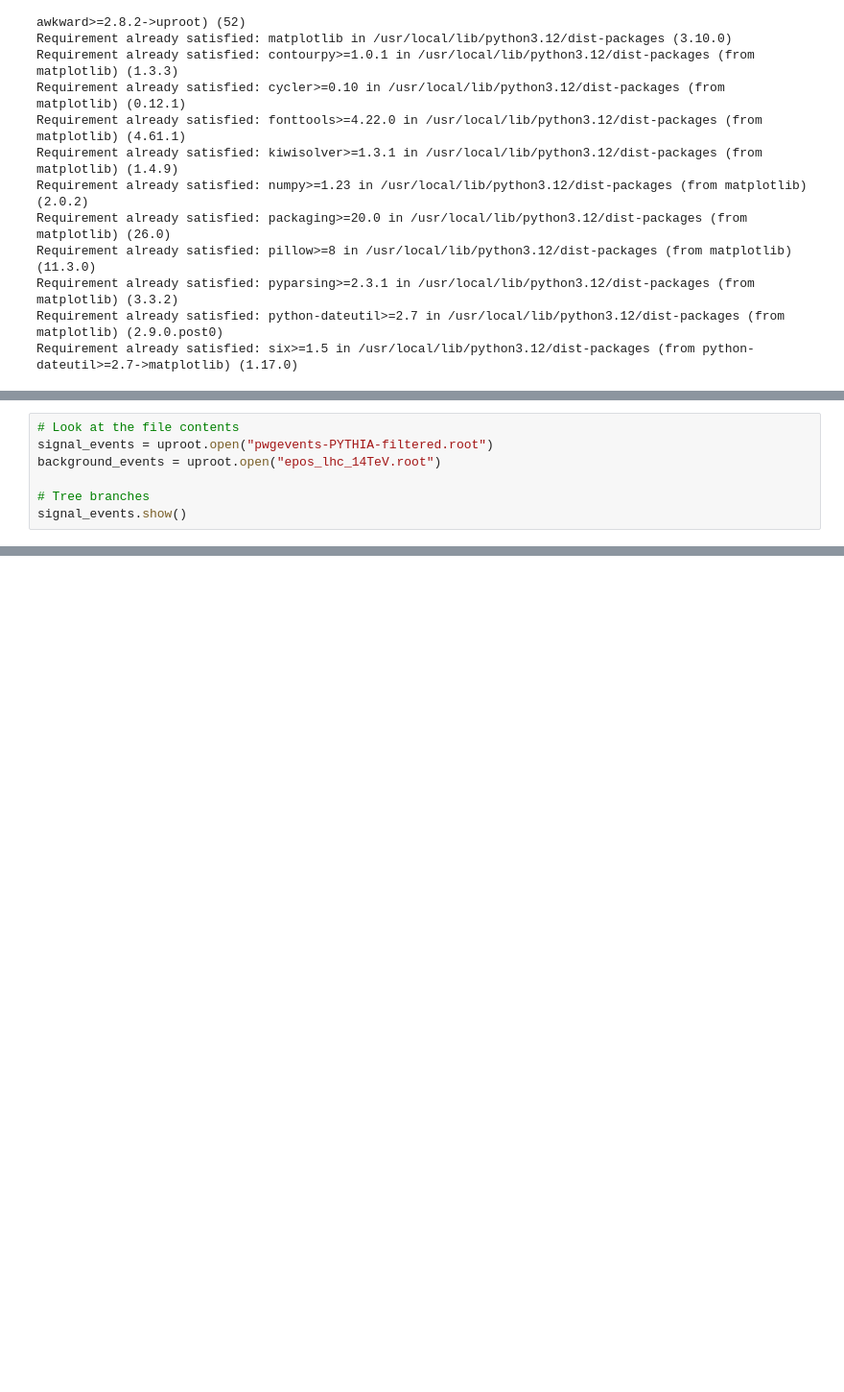
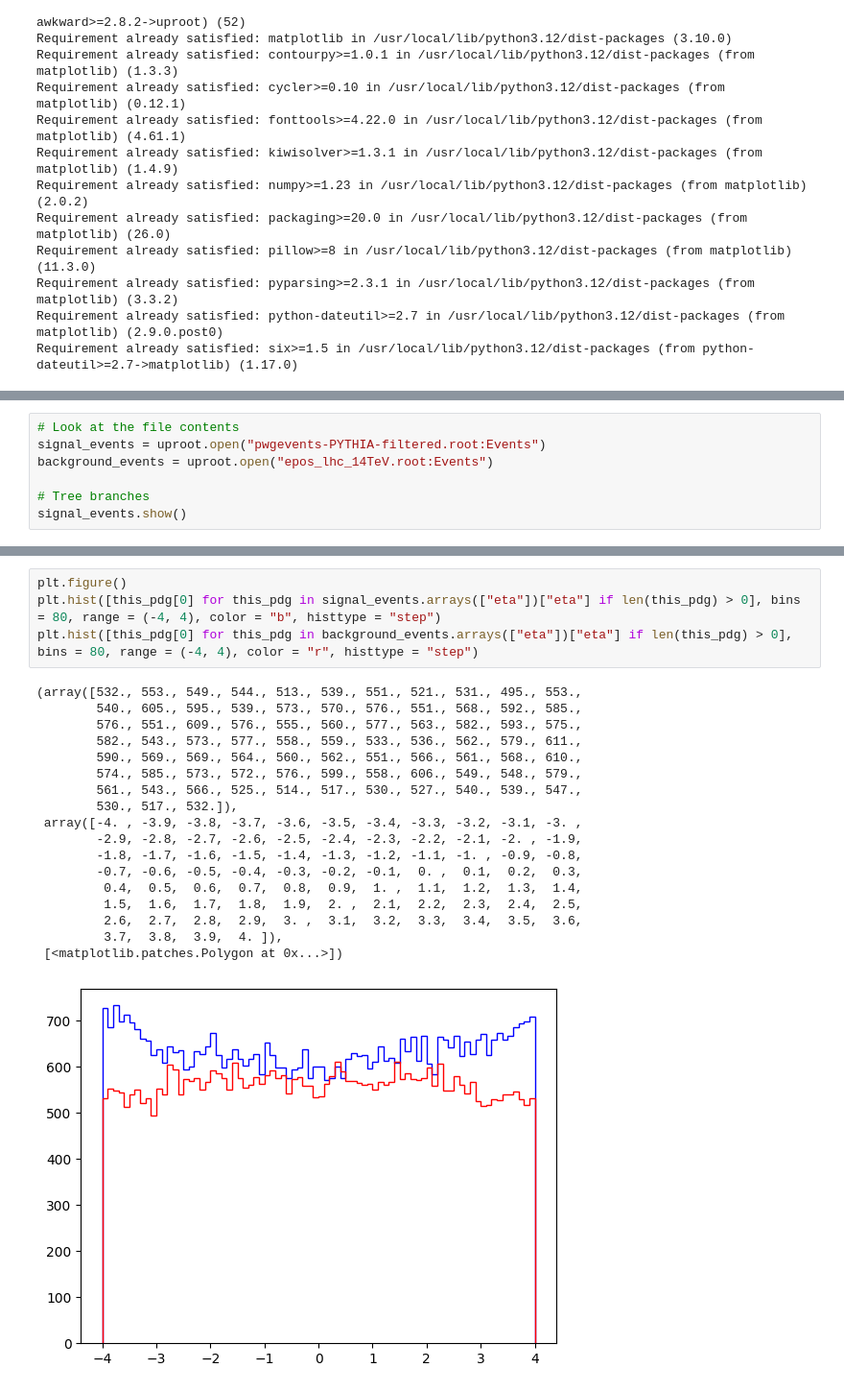
Before and after one commit to cvilelahep/SNDLHC_ATLAS_PIC1_2026, a Jupyter notebook: SNDLHC_ATLAS_PIC1_2026.ipynb, the cells around one changed output, grey strips where cells are left out. Shown at 96% size. Saved outputs shown, nothing was run; the diff lists cells and outputs as text; blank space fills up the shorter version.

```diff
--- a/SNDLHC_ATLAS_PIC1_2026.ipynb
+++ b/SNDLHC_ATLAS_PIC1_2026.ipynb
@@ -43,7 +52,7 @@ red.root             53%[=========>          ] 110.57M   504KB/s    eta 3m 33s
 # %%
 # Look at the file contents
-signal_events = uproot.open("pwgevents-PYTHIA-filtered.root")
-background_events = uproot.open("epos_lhc_14TeV.root")
+signal_events = uproot.open("pwgevents-PYTHIA-filtered.root:Events")
+background_events = uproot.open("epos_lhc_14TeV.root:Events")
 
 # Tree branches
 signal_events.show()
@@ -49,0 +98,23 @@ signal_events.show()
+# %%
+plt.figure()
+plt.hist([this_pdg[0] for this_pdg in signal_events.arrays(["eta"])["eta"] if len(this_pdg) > 0], bins = 80, range = (-4, 4), color = "b", histtype = "step")
+plt.hist([this_pdg[0] for this_pdg in background_events.arrays(["eta"])["eta"] if len(this_pdg) > 0], bins = 80, range = (-4, 4), color = "r", histtype = "step")
+# %% [output]
+(array([532., 553., 549., 544., 513., 539., 551., 521., 531., 495., 553.,
+        540., 605., 595., 539., 573., 570., 576., 551., 568., 592., 585.,
+        576., 551., 609., 576., 555., 560., 577., 563., 582., 593., 575.,
+        582., 543., 573., 577., 558., 559., 533., 536., 562., 579., 611.,
+        590., 569., 569., 564., 560., 562., 551., 566., 561., 568., 610.,
+        574., 585., 573., 572., 576., 599., 558., 606., 549., 548., 579.,
+        561., 543., 566., 525., 514., 517., 530., 527., 540., 539., 547.,
+        530., 517., 532.]),
+ array([-4. , -3.9, -3.8, -3.7, -3.6, -3.5, -3.4, -3.3, -3.2, -3.1, -3. ,
+        -2.9, -2.8, -2.7, -2.6, -2.5, -2.4, -2.3, -2.2, -2.1, -2. , -1.9,
+        -1.8, -1.7, -1.6, -1.5, -1.4, -1.3, -1.2, -1.1, -1. , -0.9, -0.8,
+        -0.7, -0.6, -0.5, -0.4, -0.3, -0.2, -0.1,  0. ,  0.1,  0.2,  0.3,
+         0.4,  0.5,  0.6,  0.7,  0.8,  0.9,  1. ,  1.1,  1.2,  1.3,  1.4,
+         1.5,  1.6,  1.7,  1.8,  1.9,  2. ,  2.1,  2.2,  2.3,  2.4,  2.5,
+         2.6,  2.7,  2.8,  2.9,  3. ,  3.1,  3.2,  3.3,  3.4,  3.5,  3.6,
+         3.7,  3.8,  3.9,  4. ]),
+ [<matplotlib.patches.Polygon at 0x...>])
+[figure, added]
```
Also changed, not shown: parts of 3 cells of this notebook.
